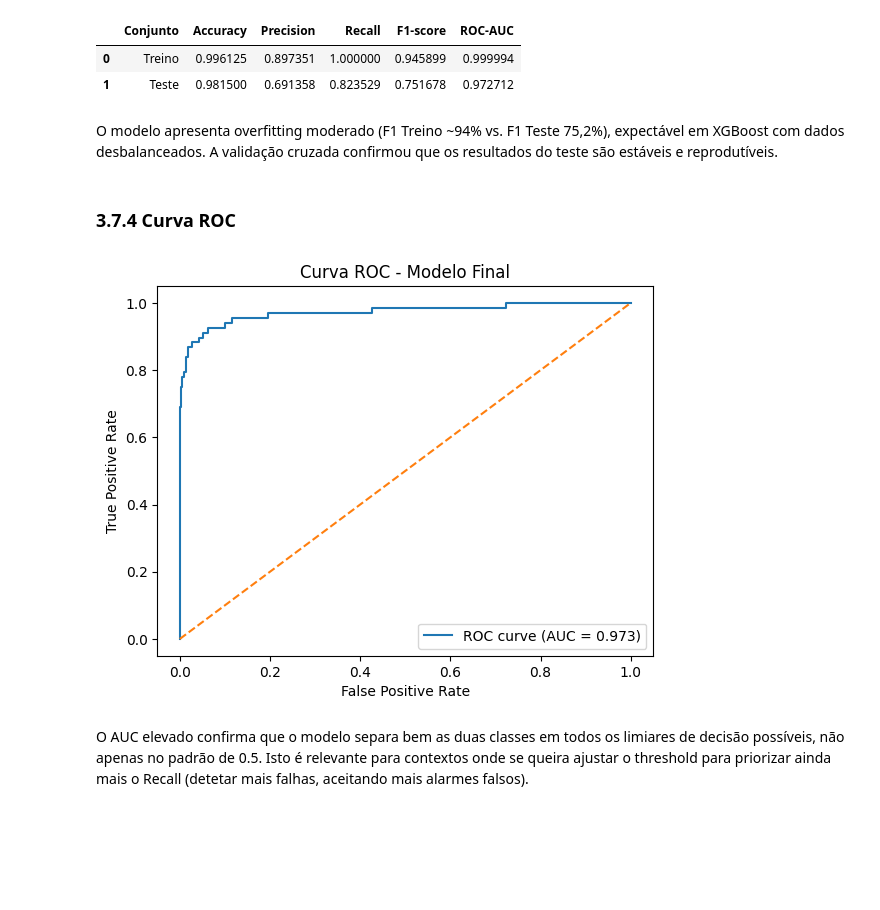
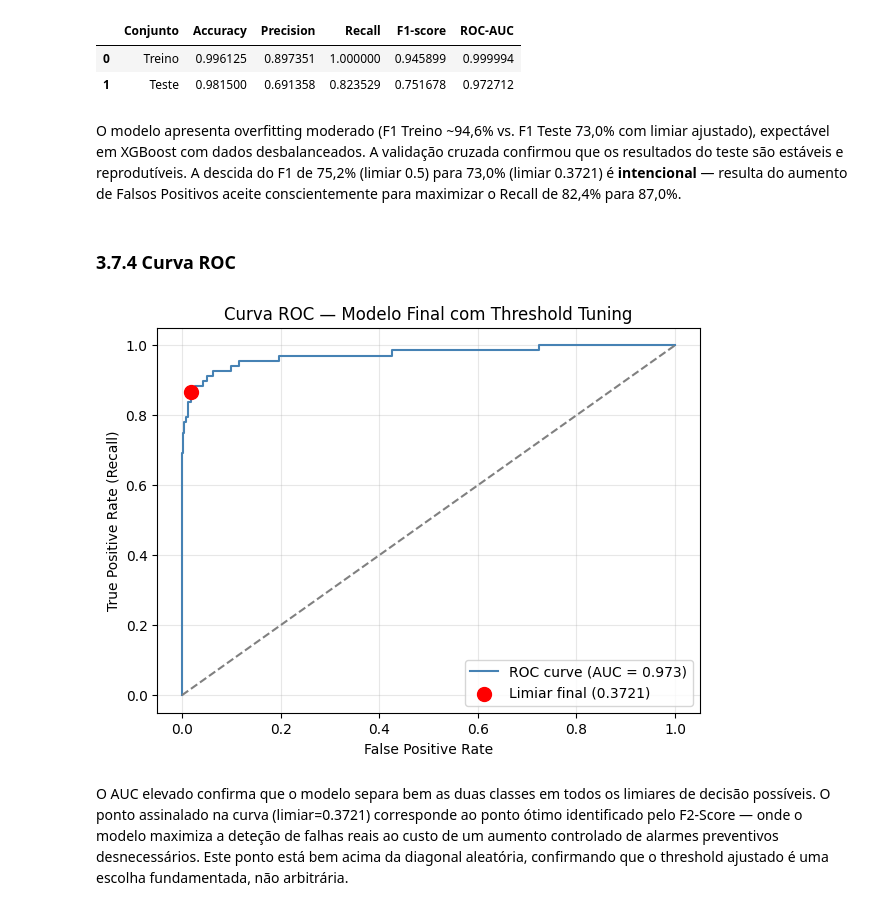
Before and after one commit to afonsornfonseca/Predictive-Maintenance, a Jupyter notebook: notebooks/milestone3.ipynb, the cells around one changed output. Saved outputs shown, nothing was run; the diff lists cells and outputs as text; code cells hidden in the pictures; blank space fills up the shorter version.

Commit message:
Kaggle Notebook | milestone3 | Version 42

```diff
--- a/notebooks/milestone3.ipynb
+++ b/notebooks/milestone3.ipynb
@@ -31,5 +31,5 @@
 # %%
-caminho = '/kaggle/input/datasets/afonsornfonseca/ai4i-2020-predictive-maintenance/ai4i2020.csv'
+caminho = '/kaggle/input/private-dataset/ai4i2020.csv'
 
 df = pd.read_csv(caminho)
 
@@ -1184,0 +1330,5 @@ final_model = best_xgb
+# %%
+final_model = best_xgb
+
+print(f"Modelo final: {type(final_model).__name__}")
+print(f"Limiar de decisão final: {FINAL_THRESHOLD:.4f}")
@@ -1302,32 +1470,40 @@ results_final
 | 0 | Treino | 0.996125 | 0.897351 | 1.000000 | 0.945899 | 0.999994 |
 | 1 | Teste | 0.981500 | 0.691358 | 0.823529 | 0.751678 | 0.972712 |
 # %% [markdown]
-O modelo apresenta overfitting moderado (F1 Treino ~94% vs. F1 Teste 75,2%), expectável em XGBoost com dados desbalanceados. A validação cruzada confirmou que os resultados do teste são estáveis e reprodutíveis.
+O modelo apresenta overfitting moderado (F1 Treino ~94,6% vs. F1 Teste 73,0% com limiar ajustado), expectável em XGBoost com dados desbalanceados. A validação cruzada confirmou que os resultados do teste são estáveis e reprodutíveis. A descida do F1 de 75,2% (limiar 0.5) para 73,0% (limiar 0.3721) é **intencional** — resulta do aumento de Falsos Positivos aceite conscientemente para maximizar o Recall de 82,4% para 87,0%.
 # %% [markdown]
 ### 3.7.4 Curva ROC
 # %%
 from sklearn.metrics import roc_curve, auc
 import matplotlib.pyplot as plt
 
-# Probabilidades do modelo final
+
 y_prob = final_model.predict_proba(X_test_xgb)[:, 1]
 
-# Curva ROC
-fpr, tpr, thresholds = roc_curve(y_test, y_prob)
+
+fpr, tpr, roc_thresholds = roc_curve(y_test, y_prob)
 roc_auc = auc(fpr, tpr)
 
-plt.figure()
-plt.plot(fpr, tpr, label=f'ROC curve (AUC = {roc_auc:.3f})')
-plt.plot([0, 1], [0, 1], linestyle='--')
+
+import numpy as np
+idx_thresh = np.argmin(np.abs(roc_thresholds - FINAL_THRESHOLD))
+
+plt.figure(figsize=(7, 5))
+plt.plot(fpr, tpr, label=f'ROC curve (AUC = {roc_auc:.3f})', color='steelblue')
+plt.scatter(fpr[idx_thresh], tpr[idx_thresh], color='red', s=100, zorder=5,
+            label=f'Limiar final ({FINAL_THRESHOLD:.4f})')
+plt.plot([0, 1], [0, 1], linestyle='--', color='gray')
 plt.xlabel('False Positive Rate')
-plt.ylabel('True Positive Rate')
-plt.title('Curva ROC - Modelo Final')
+plt.ylabel('True Positive Rate (Recall)')
+plt.title('Curva ROC — Modelo Final com Threshold Tuning')
 plt.legend(loc='lower right')
+plt.grid(True, alpha=0.3)
+
 plt.show()
 # %% [output]
-[figure, old version]
+[figure, new version]
-# %% [markdown]
-O AUC elevado confirma que o modelo separa bem as duas classes em todos os limiares de decisão possíveis, não apenas no padrão de 0.5. Isto é relevante para contextos onde se queira ajustar o threshold para priorizar ainda mais o Recall (detetar mais falhas, aceitando mais alarmes falsos).
+# %% [markdown]
+O AUC elevado confirma que o modelo separa bem as duas classes em todos os limiares de decisão possíveis. O ponto assinalado na curva (limiar=0.3721) corresponde ao ponto ótimo identificado pelo F2-Score — onde o modelo maximiza a deteção de falhas reais ao custo de um aumento controlado de alarmes preventivos desnecessários. Este ponto está bem acima da diagonal aleatória, confirmando que o threshold ajustado é uma escolha fundamentada, não arbitrária.
 # %% [markdown]
 ## 3.8 Conclusão do Milestone 3
 
```
Also changed, not shown: parts of 17 cells of this notebook.
